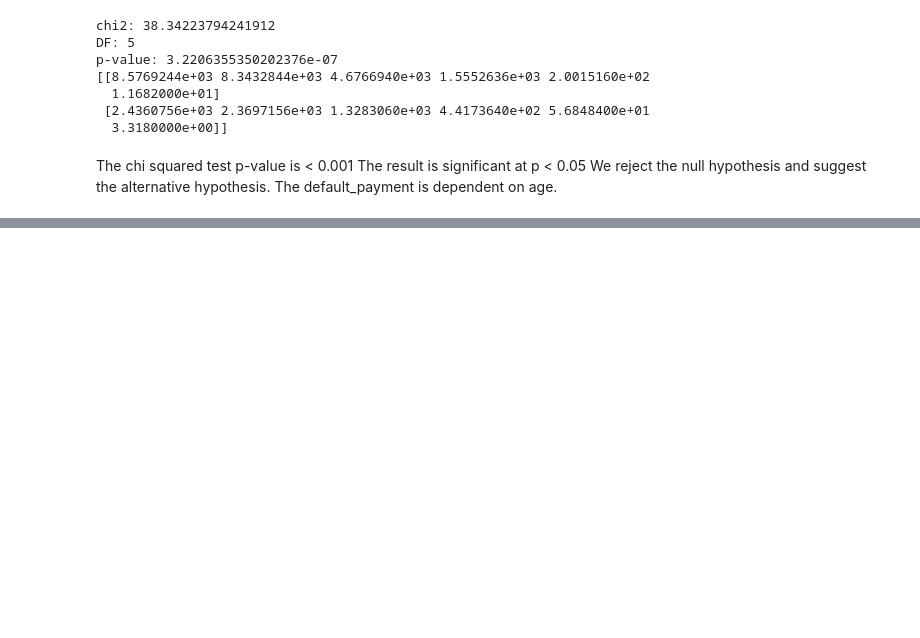
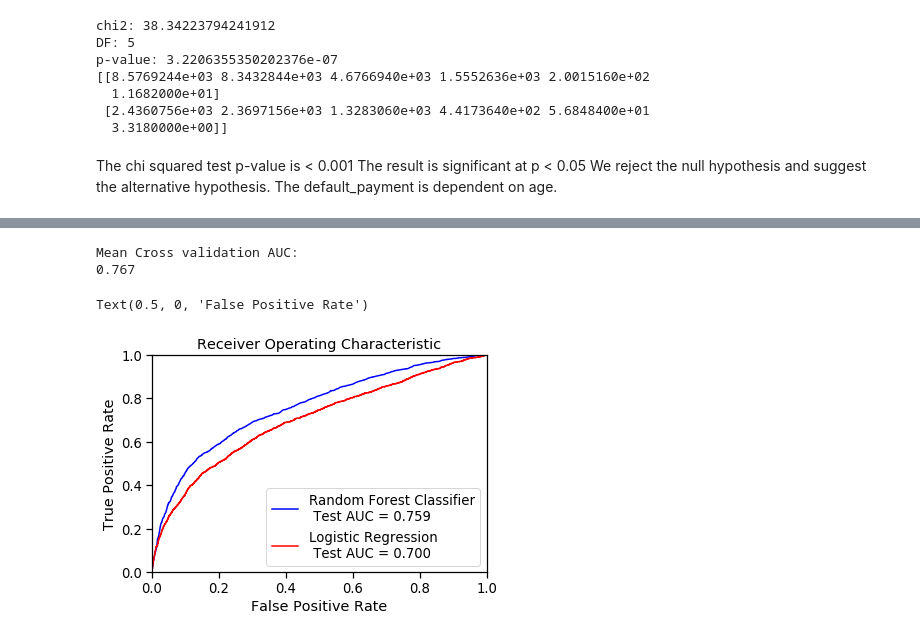
Before and after one commit to rohilgrover/Capstone-Project-Default-Prediction, a Jupyter notebook: Default-Credit Card Project.ipynb, the cells around one changed output, grey strips where cells are left out. Drawn from its saved outputs; the diff is of its cells as text; code cells hidden in the pictures; blank space fills up the shorter version.

```diff
--- a/Default-Credit Card Project.ipynb
+++ b/Default-Credit Card Project.ipynb
@@ -636,0 +701,5 @@ The chi squared test p-value is < 0.001 The result is significant at p < 0.05 We
+# %%
+X = df.iloc[:, :-1]
+y = df.iloc[:,-1]
+
+X_train, X_test, y_train, y_test = train_test_split(X, y, test_size=.3, random_state=123)
@@ -636,0 +884,16 @@ The chi squared test p-value is < 0.001 The result is significant at p < 0.05 We
+# %%
+param_grid = {
+    'rlf__n_estimators': [1000],
+    'rlf__max_features': ['auto']
+}
+
+pipe = Pipeline([
+    ('features', features),
+    ('rlf', RandomForestClassifier())
+])
+
+rlf_clf = GridSearchCV(pipe, param_grid = param_grid, cv = 5, verbose=1, n_jobs=1, scoring='roc_auc')
+rlf_clf.fit(X_train_resampled, y_train_resampled)
+
+print("Best Random Forest Classifier params:\n{}\n".format(rlf_clf.best_params_))
+print("Best cross-validated Random Forest Classifier score: {:.2f}".format(rlf_clf.best_score_))
@@ -636,0 +931,28 @@ The chi squared test p-value is < 0.001 The result is significant at p < 0.05 We
+# %%
+results_mean = np.mean(rlf_cross_val_results)
+print("Mean Cross validation AUC:\n{:.3f}\n".format(results_mean))
+# %% [output]
+Mean Cross validation AUC:
+0.767
+# %%
+probs = rlf_clf.predict_proba(X_test)
+preds = probs[:,1]
+fpr, tpr, threshold = roc_curve(y_test, preds)
+roc_auc=roc_auc_score(y_test, preds)
+plt.plot(fpr, tpr, 'b', label = 'Random Forest Classifier\n Test AUC = %0.3f' % roc_auc)
+
+probs = logreg_clf.predict_proba(X_test)
+preds = probs[0:,1]
+fpr, tpr, threshold = roc_curve(y_test, preds)
+roc_auc=roc_auc_score(y_test, preds)
+plt.plot(fpr, tpr, 'r', label = 'Logistic Regression\n Test AUC = %0.3f' % roc_auc)
+
+plt.title('Receiver Operating Characteristic')
+plt.legend(loc = 'lower right')
+plt.xlim([0,1])
+plt.ylim([0,1])
+plt.ylabel('True Positive Rate')
+plt.xlabel('False Positive Rate')
+# %% [output]
+Text(0.5, 0, 'False Positive Rate')
+[figure, added]
```
Also changed, not shown: parts of 18 cells of this notebook.
